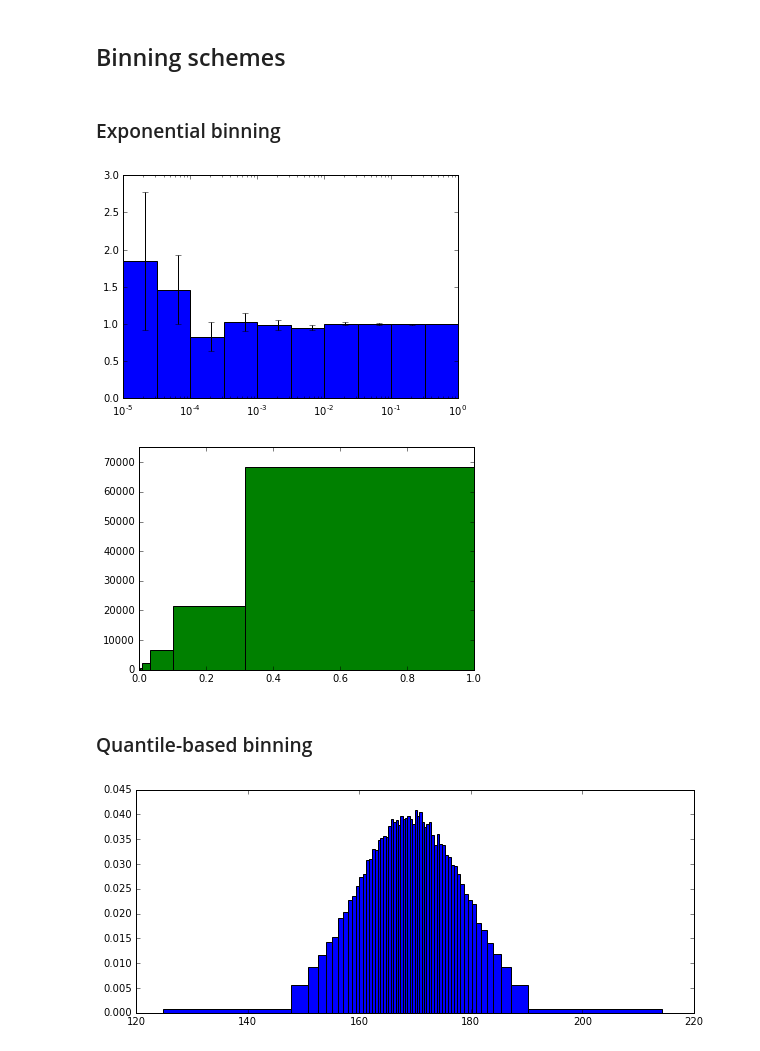
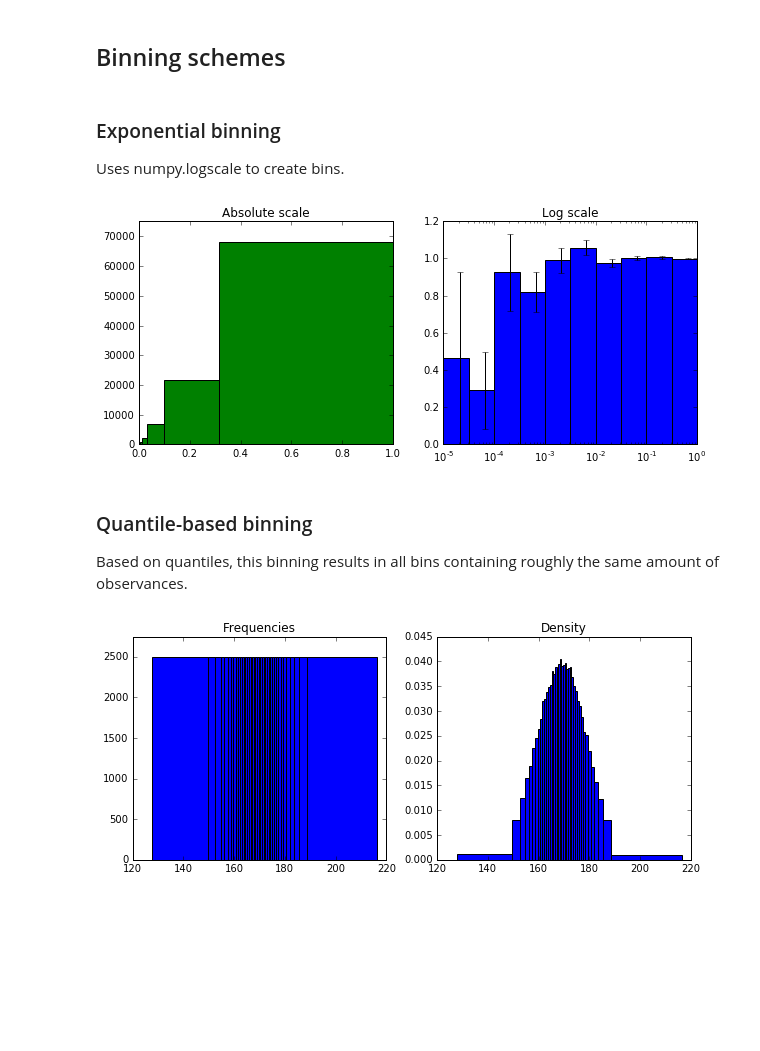
Before and after one commit to janpipek/physt, a Jupyter notebook: doc/Binning.ipynb, the cells around one changed output. Drawn from its saved outputs; the diff is of its cells as text; code cells hidden in the pictures; blank space fills up the shorter version.

Commit message:
Include astropy binning

```diff
--- a/doc/Binning.ipynb
+++ b/doc/Binning.ipynb
@@ -35,24 +41,33 @@ axis.legend(loc=2);
 ## Binning schemes
 # %% [markdown]
 ### Exponential binning
+
+Uses numpy.logscale to create bins.
 # %%
-# bins1 = binning.exponential(numbers, 20, range=(-5, 0))
+figure, axis = plt.subplots(1, 2, figsize=(10, 4))
 hist1 = histogram(numbers, "exponential", 10, range=(-5, 0))
-axis = hist1.plot(density=True, errors=True)
-hist1[4:].plot(color="green")
-axis.set_xscale("log")
+hist1.plot(color="green", ax=axis[0])
+hist1.plot(density=True, errors=True, ax=axis[1])
+axis[0].set_title("Absolute scale")
+axis[1].set_title("Log scale")
+axis[1].set_xscale("log");
 # %% [output]
-[figure, old version]
+[figure, new version]
-[figure, removed]
-# %% [markdown]
-### Quantile-based binning
+# %% [markdown]
+### Quantile-based binning
+
+Based on quantiles, this binning results in all bins containing roughly the same amount
+of observances.
 # %%
-figure, axis = plt.subplots(figsize=(10, 4))
-bins2 = binning.quantile(heights1, 60)
+figure, axis = plt.subplots(1, 2, figsize=(10, 4))
+bins2 = binning.quantile(heights1, 40)
 hist2 = histogram(heights1, bins=bins2)
-hist2.plot(density=True, ax=axis);
+hist2.plot(ax=axis[0]);
+hist2.plot(density=True, ax=axis[1]);
+axis[0].set_title("Frequencies")
+axis[1].set_title("Density");
 # %% [output]
-[figure, old version]
+[figure, new version]
 # %%
 figure, axis = plt.subplots()
 
```
Also changed, not shown: parts of 10 cells of this notebook, 1 other file.
